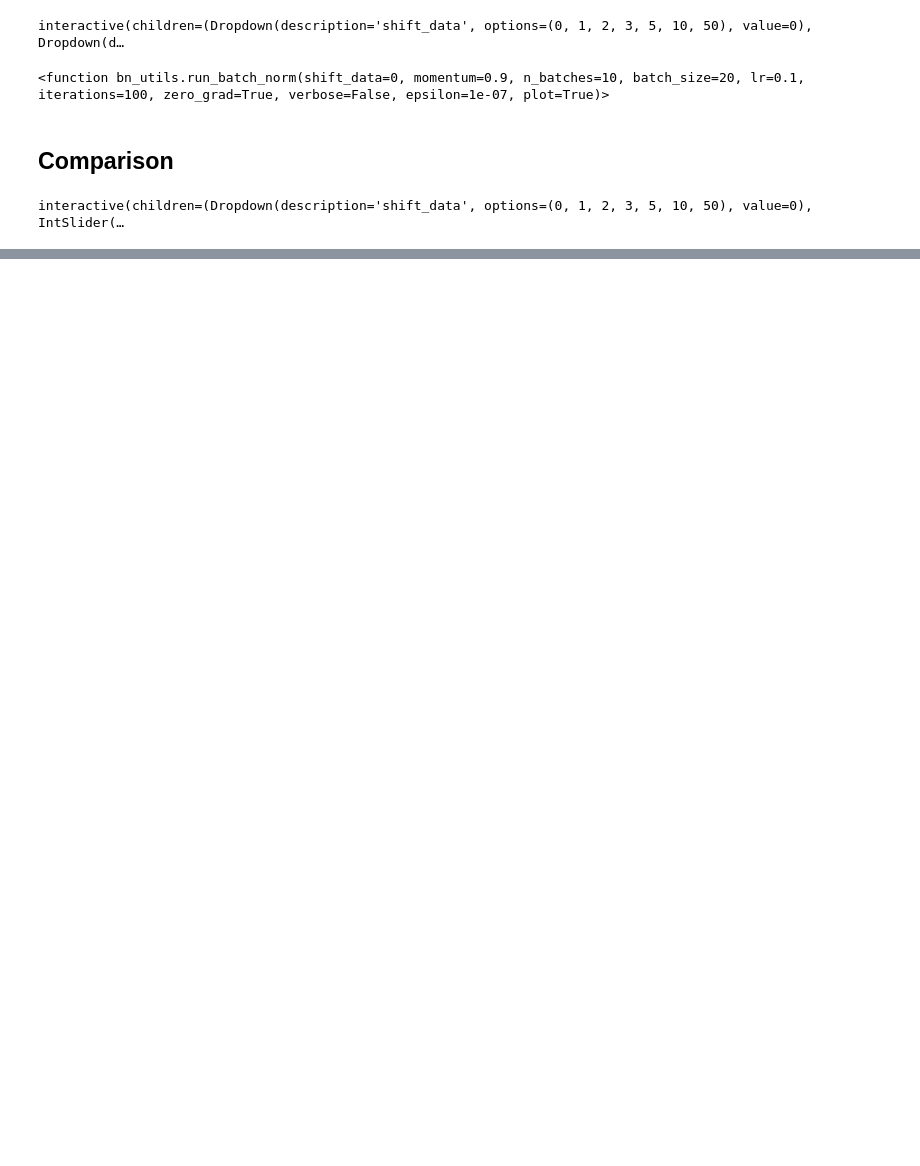
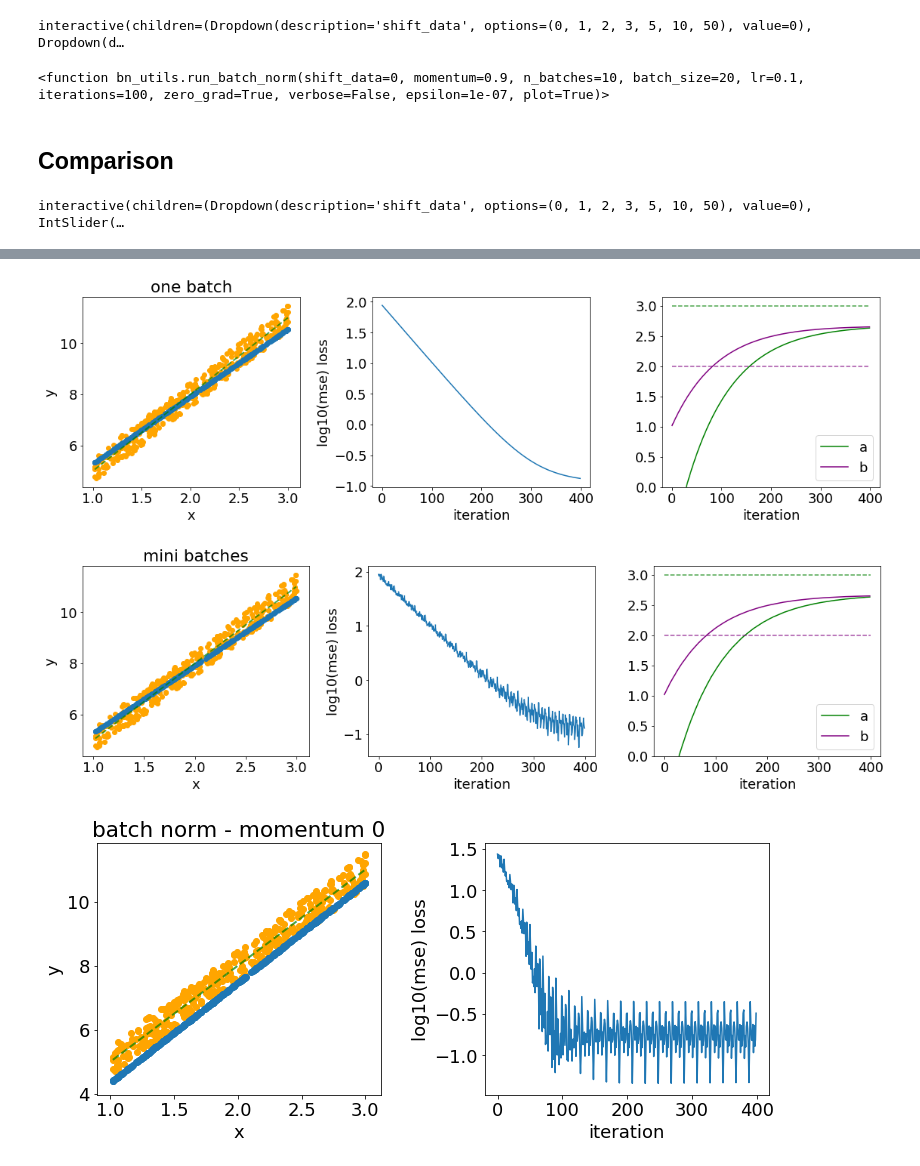
Before and after one commit to elzurdo/cheatsheets, a Jupyter notebook: batch_normalisation.ipynb, the cells around one changed output, grey strips where cells are left out. Cells and saved outputs as stored; diff of their text form; code cells hidden in the pictures; blank space fills up the shorter version.

```diff
--- a/batch_normalisation.ipynb
+++ b/batch_normalisation.ipynb
@@ -242,0 +287,7 @@ interactive(children=(Dropdown(description='shift_data', options=(0, 1, 2, 3, 5,
+# %%
+from bn_utils import _run_comparison
+_run_comparison(shift_data=2, lr=0.001, iterations=400, verbose=True)
+# %% [output]
+[figure, added]
+[figure, added]
+[figure, added]
```
Also changed, not shown: parts of 11 cells of this notebook, 1 other file.
